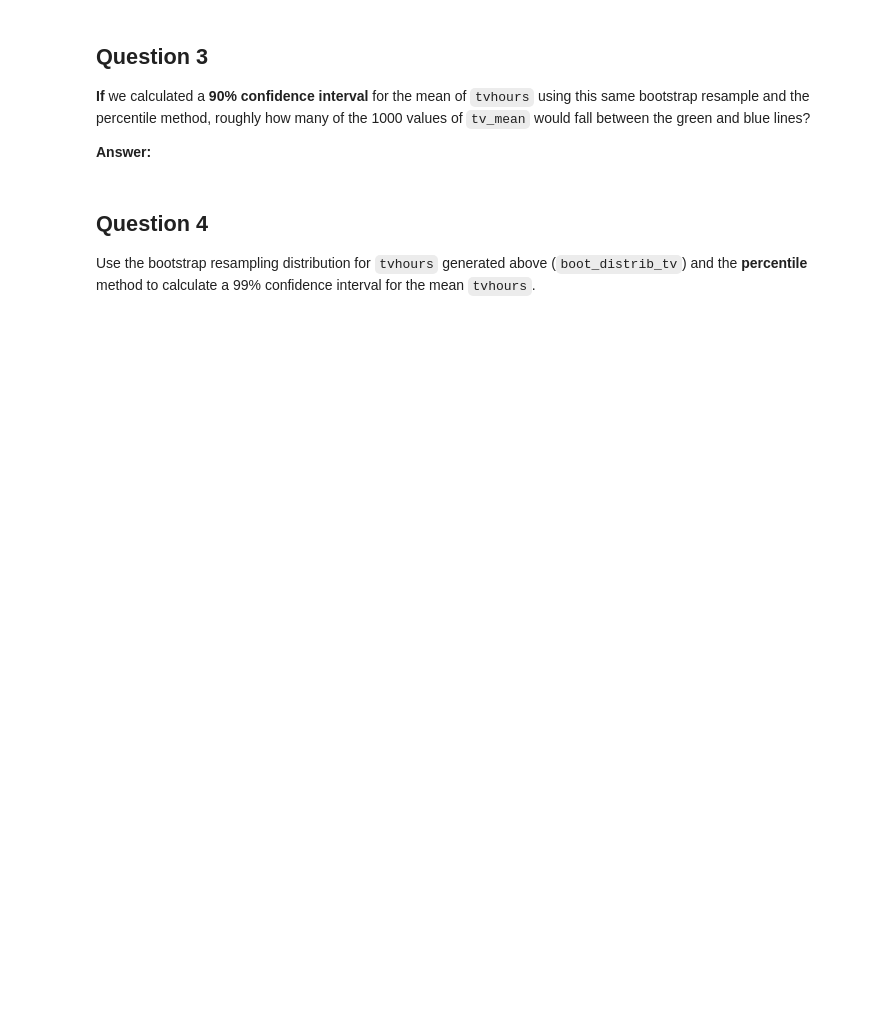
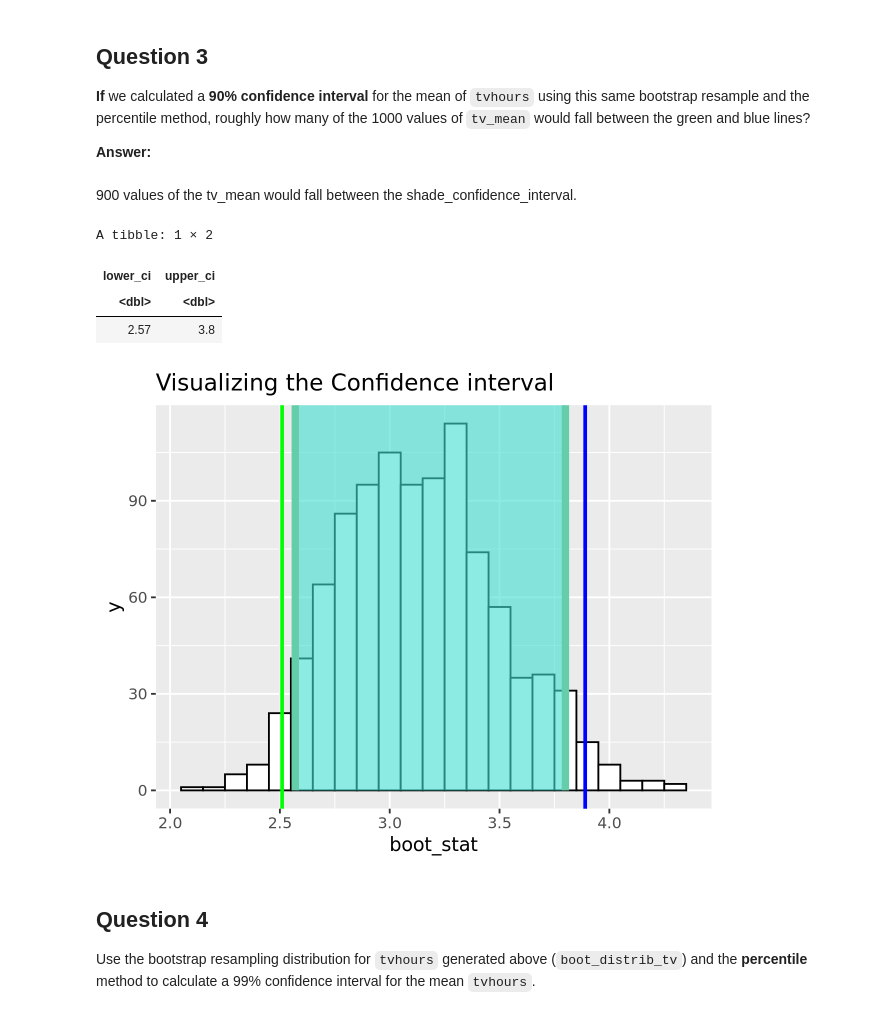
Before and after one commit to UNC-DATA-730/unit-8-assignment-dlee002, a Jupyter notebook: assignment8.ipynb, the cells around one changed output. Cells and saved outputs as stored; diff of their text form; code cells hidden in the pictures; blank space fills up the shorter version.

```diff
--- a/assignment8.ipynb
+++ b/assignment8.ipynb
@@ -270,6 +290,27 @@ roughly how many of the 1000 values of `tv_mean` would fall between the
 green and blue lines?
 
 **Answer:**
+# %% [markdown]
+900 values of the tv_mean would fall between the shade_confidence_interval.
+# %%
+percentile_ci = boot_distrib_tv |>
+    get_confidence_interval(level = 0.90, type = "percentile")
+
+percentile_ci
+
+ggplot(boot_distrib_tv, aes(x = boot_stat)) +
+  geom_histogram(binwidth = 0.1, color = "black", fill = "white") +
+  labs(x = "boot_stat",
+       title = "Visualizing the Confidence interval") +
+     geom_vline(xintercept = 2.51, linetype = "solid", size = 1, color = 'green') +
+     geom_vline(xintercept = 3.89, linetype = "solid", size = 1, color = 'blue') +
+     shade_confidence_interval(endpoints = percentile_ci)
+# %% [output]
+A tibble: 1 × 2
+| lower_ci | upper_ci |
+| <dbl> | <dbl> |
+| 2.57 | 3.8 |
+[figure, added]
 # %% [markdown]
 ## Question 4
 
```
Also changed, not shown: parts of 11 cells of this notebook.
